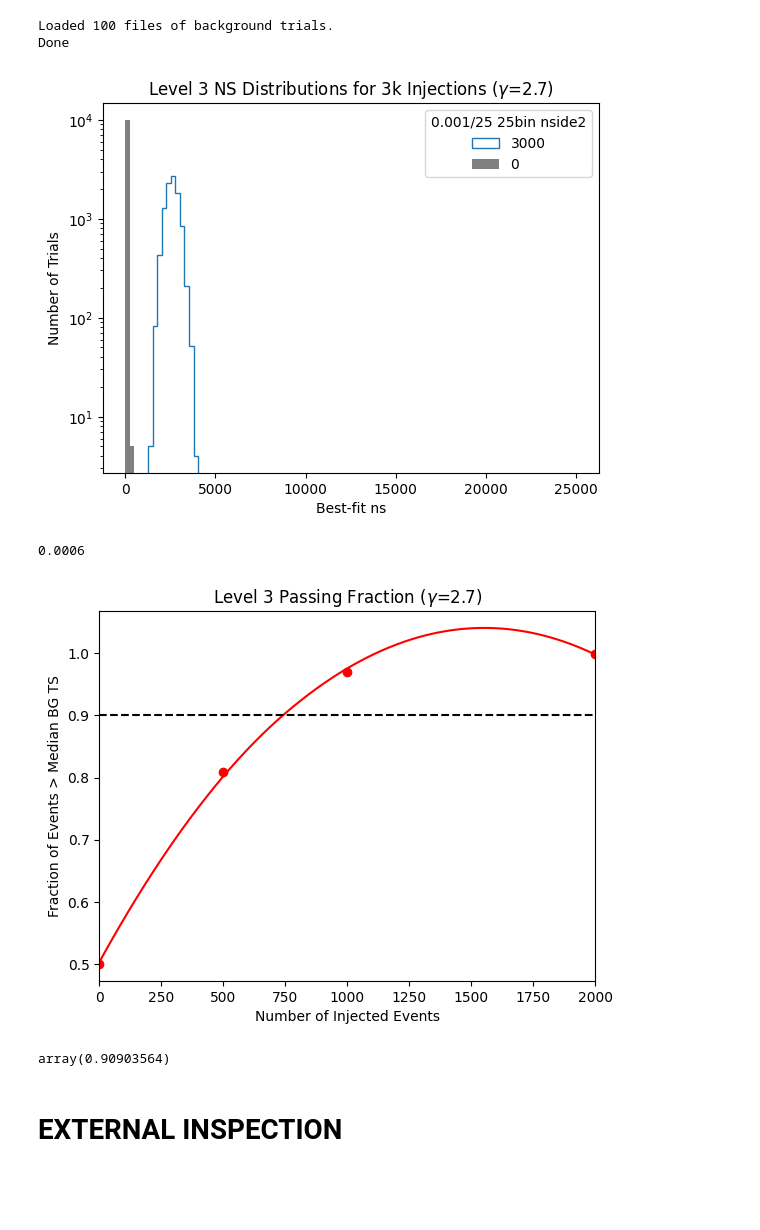
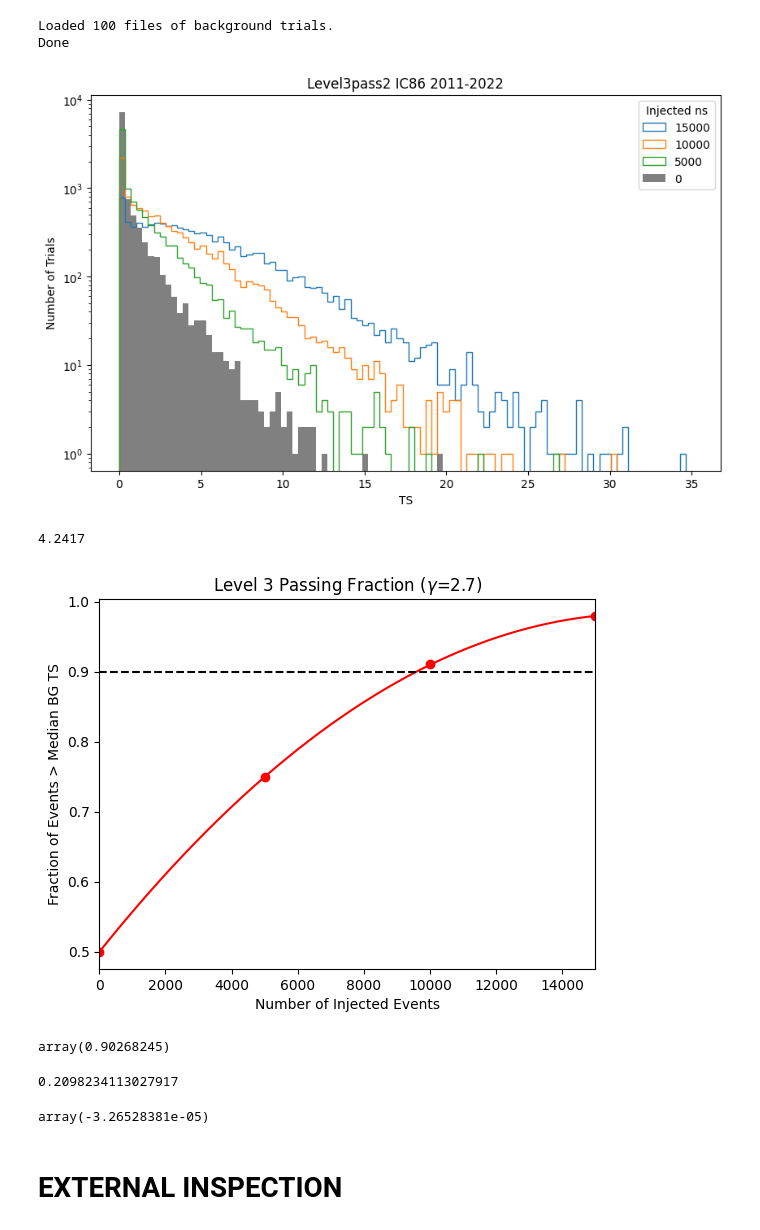
Before and after one commit to MACampana/BinnedTracks, a Jupyter notebook: NEW_BinnedAnalysis.ipynb, the cells around one changed output. Cells and saved outputs as stored; diff of their text form; code cells hidden in the pictures; blank space fills up the shorter version.

```diff
--- a/NEW_BinnedAnalysis.ipynb
+++ b/NEW_BinnedAnalysis.ipynb
@@ -1625,8 +1187,8 @@ plt.show()
 # %%
 dec_mask = (bin_chilln.bin_decs <= np.radians(bin_chilln.max_dec_deg)) & (bin_chilln.bin_decs >= np.radians(bin_chilln.min_dec_deg))
 # %%
-nss = np.linspace(-4000, 4000, 100)
-tss = [bin_chilln.multinomial_TS(x, bin_chilln.counts[:,dec_mask], bin_chilln.p_s[:,dec_mask], bin_chilln.p_b[:,dec_mask], frac=bin_chilln.sig_acc_frac.reshape(25,1)) for x in nss]
+nss = np.linspace(0, 15000, 1000)
+tss = [bin_chilln.multinomial_TS_sigsub(x, bin_chilln.counts[:,dec_mask], bin_chilln.p_s[:,dec_mask], bin_chilln.p_b[:,dec_mask], bin_chilln.p_ssub[:,dec_mask], frac=bin_chilln.sig_acc_frac.reshape(50,1)) for x in nss]
 # %%
 plt.figure(facecolor='w')
 plt.plot(nss, tss)
@@ -1734,18 +1403,24 @@ plt.show()
 # %% [markdown]
 # DATA INSPECTION
 # %%
-file = 'data/level3/exp/npy/Level3_06272020_exp.npy'
+file = 'data/level3/exp/npy/pass2/Level3_06272020_exp.npy'
+data1 = np.load(file)
+file = 'data/level3/exp/npy/pass2/Level3_06272021_exp.npy'
+data2 = np.load(file)
+file = 'data/level3/exp/npy/pass2/Level3_06272022_exp.npy'
 data3 = np.load(file)
 
-file = 'data/level2/exp/npy/Level2_06272020_exp.npy'
-data2 = np.load(file)
+data = np.concatenate((data1,data2,data3))
 
-file = 'data/level2_5/exp/npy/Level2_5_06272020_exp.npy'
-data25 = np.load(file)
+#file = 'data/level2/exp/npy/Level2_06272020_exp.npy'
+#data2 = np.load(file)
 
-mc = np.load('data/level3/sim/npy/Level3_sim.npy')
+#file = 'data/level2_5/exp/npy/Level2_5_06272020_exp.npy'
+#data25 = np.load(file)
 
-weights = mc['oneweight'] * mc['true_energy']**(-2.7)
+#mc = np.load('data/level3/sim/npy/Level3_sim.npy')
+
+#weights = mc['oneweight'] * mc['true_energy']**(-2.7)
 # %%
 def weighted_quantile(data, weights, quantile):
     ix = np.argsort(data)
@@ -1777,7 +1472,7 @@ array([1.35   , 1.61875, 1.8875 , 2.15625, 2.425  , 2.69375, 2.9625 ,
        3.23125, 3.5    ])
 # %%
 plt.figure(facecolor='w')
-h,b,m = plt.hist(np.log10(mc['true_energy']), bins=100, histtype='step', density=True, weights=weights)
+h,b,m = plt.hist((data3['logE']), bins=100, histtype='step', density=True)#, weights=weights)
 #plt.hist(np.log10(data3['qtot']), bins=b, histtype='step', label='L3', density=True)
 #plt.hist(np.log10(data2['qtot']), bins=b, histtype='step', label='L2', density=True)
 #plt.semilogy()
@@ -1913,32 +1617,32 @@ print('Done')
 Loaded 100 files of background trials.
 Done
 # %%
-plt.figure(facecolor='w')
-bins = np.linspace(0, 25000, 100)
-dists = dists_ns
+plt.figure(facecolor='w', figsize=(10,6))
+bins = np.linspace(0, 35, 100)
+dists = dists_ts
 #where_accs = ['10yr_25bins_ARound_Smooth0BG25Sig', '10yr_25bins_ARound_Smoothp001BG25Sig']
 #labels = ['s=0','s=.001']
 for where_acc in where_accs:
-    for nsig in [3000, 0]:#dists[where_acc].keys():#np.append(np.array([0]), nsigs):
+    for nsig in [15000, 10000, 5000, 0]:#dists[where_acc].keys():#np.append(np.array([0]), nsigs):
         if nsig == 0:
-            plt.hist((dists[where_acc][nsig]), label=nsig, bins=bins, color='grey')
+            h, b ,m = plt.hist((dists[where_acc][nsig]), label=nsig, bins=bins, color='grey')
         else:
             plt.hist((dists[where_acc][nsig]), label=nsig, histtype='step', linewidth=1, bins=bins)#, color=cmap(nsig/np.max(nsigs)), linestyle=lss[where_accs.index(where_acc)])
 
     #plt.vlines(np.log10(np.median(dists_ns[where_acc][0])), 0, 1000, linestyle='--', color='k')
 
 #plt.xlim(0, 600)
 #plt.vlines(3000, 1, 1000, color='k')
-plt.title(fr'Level {level} NS Distributions for 3k Injections ($\gamma$={gamma})')
-plt.xlabel(r'Best-fit ns')
+plt.title(fr'Level3pass2 IC86 2011-2022')
+plt.xlabel(r'TS')
 plt.ylabel('Number of Trials')
-plt.legend(title=r'0.001/25 25bin nside2', loc='upper right')
+plt.legend(title=r'Injected ns', loc='upper right')
 plt.semilogy()
 plt.show()
 print(np.median(dists_ns[where_acc][0]))
 # %% [output]
-[figure, old version]
+[figure, new version]
-0.0006
+4.2417
 # %%
 xs = np.linspace(0,nsigs[-1],500)
 ys = {}
@@ -1953,7 +1657,7 @@ for where_acc in where_accs:
     ys[where_acc] = splev(xs, splr)
 # %%
 where_acc = where_accs[0]
-passing = pfs[where_acc]
+passing = pfs_sens[where_acc]
 plt.scatter(sorted_passing.keys(), sorted_passing.values(), label=where_acc, color='r')
 plt.plot(xs, ys[where_acc], color='r')
 
@@ -1965,8 +1669,12 @@ plt.ylabel('Fraction of Events > Median BG TS')
 plt.xlim(0,nsigs[-1])
 plt.show()
 # %% [output]
-[figure, old version]
+[figure, new version]
 # %%
-splev(1200, splr) #
+splev(9700, splr) #
 # %% [output]
-array(0.90903564)
+array(0.90268245)
+# %%
+hp.nside2pixarea(128) / np.pi**2 * 180**2
+# %% [output]
+0.2098234113027917
@@ -1973,3 +1700,7 @@ array(0.90903564)
+# %%
+isf
+# %% [output]
+array(-3.26528381e-05)
 # %% [markdown]
 # EXTERNAL INSPECTION
 # %%
```
Also changed, not shown: parts of 46 cells of this notebook, 14 other files.
